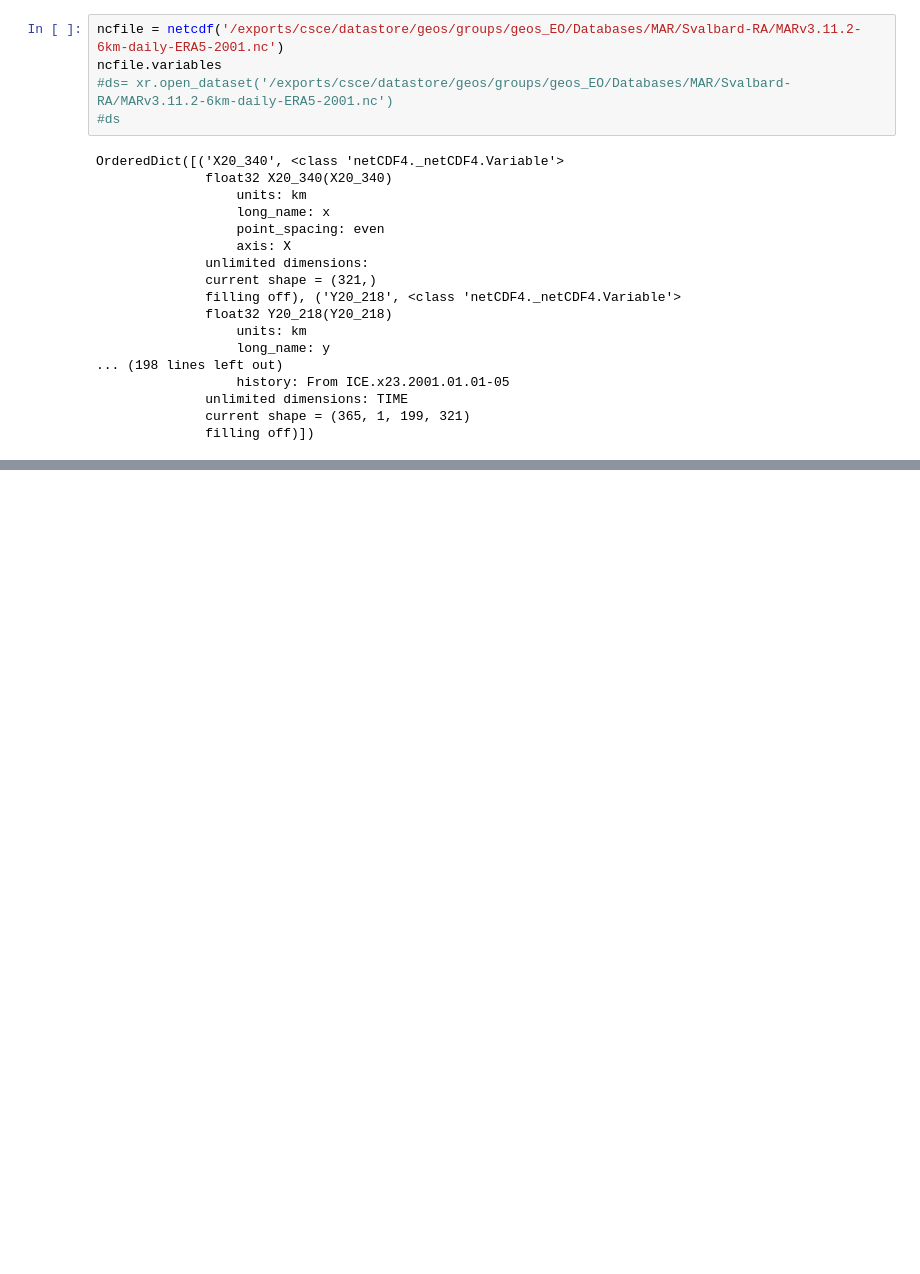
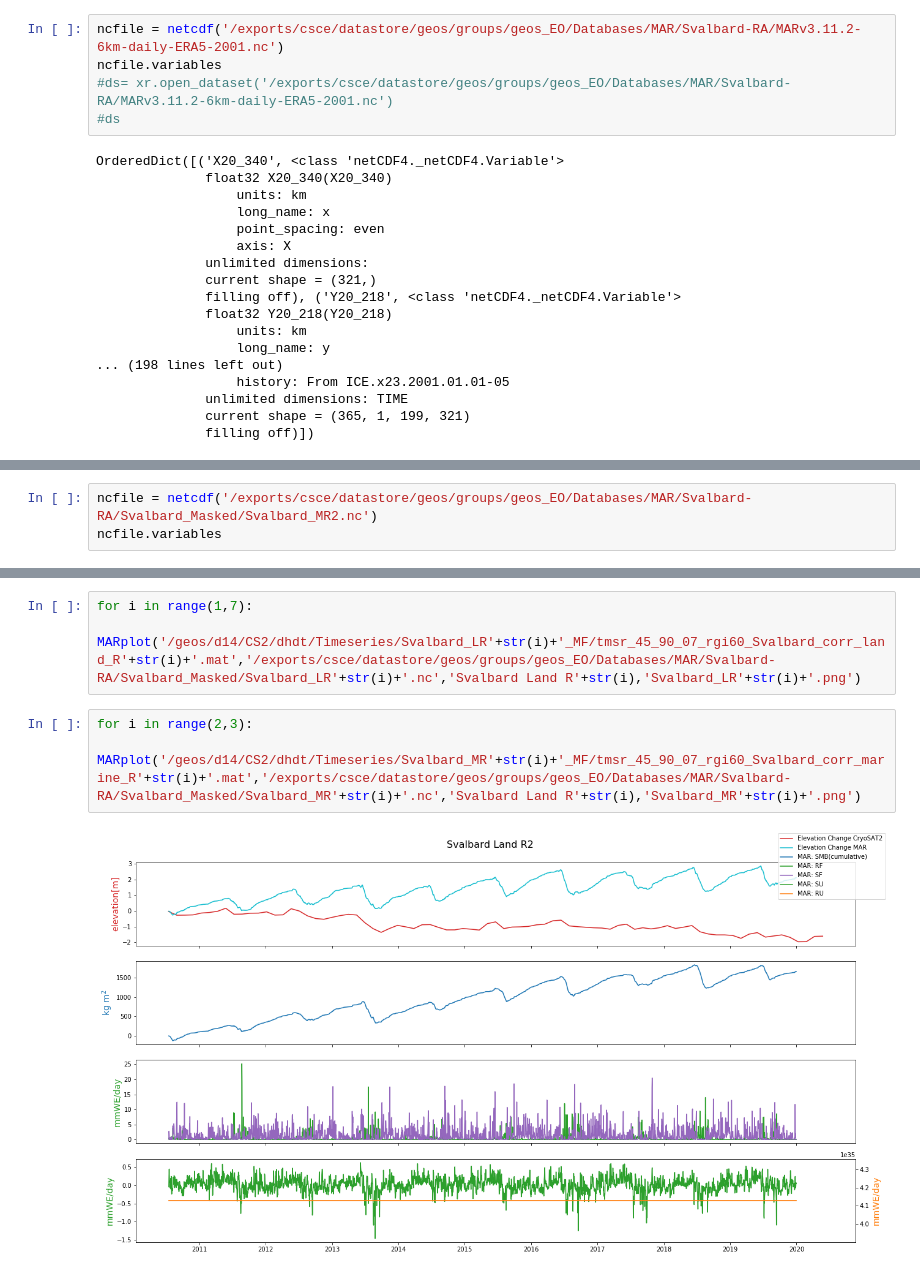
Before and after one commit to MoragF/SENSEEDI, a Jupyter notebook: Svalbard/Scripts/MAR/Timeseries_MAR_Svalbard.ipynb, the cells around one changed output, grey strips where cells are left out. Saved outputs shown, nothing was run; the diff lists cells and outputs as text; blank space fills up the shorter version.

```diff
--- a/Svalbard/Scripts/MAR/Timeseries_MAR_Svalbard.ipynb
+++ b/Svalbard/Scripts/MAR/Timeseries_MAR_Svalbard.ipynb
@@ -38,0 +34,3 @@ ds.smb_mean.sel(time=slice('2010-07-18','2016-12-31')).plot()
+# %%
+ncfile = netcdf('/exports/csce/datastore/geos/groups/geos_EO/Databases/MAR/Svalbard-RA/Svalbard_Masked/Svalbard_MR2.nc')
+ncfile.variables
@@ -39,3 +117,11 @@ ds.smb_mean.sel(time=slice('2010-07-18','2016-12-31')).plot()
+# %%
+for i in range(1,7):
+    MARplot('/geos/d14/CS2/dhdt/Timeseries/Svalbard_LR'+str(i)+'_MF/tmsr_45_90_07_rgi60_Svalbard_corr_land_R'+str(i)+'.mat','/exports/csce/datastore/geos/groups/geos_EO/Databases/MAR/Svalbard-RA/Svalbard_Masked/Svalbard_LR'+str(i)+'.nc','Svalbard Land R'+str(i),'Svalbard_LR'+str(i)+'.png')
+# %%
+for i in range(2,3):
+    MARplot('/geos/d14/CS2/dhdt/Timeseries/Svalbard_MR'+str(i)+'_MF/tmsr_45_90_07_rgi60_Svalbard_corr_marine_R'+str(i)+'.mat','/exports/csce/datastore/geos/groups/geos_EO/Databases/MAR/Svalbard-RA/Svalbard_Masked/Svalbard_MR'+str(i)+'.nc','Svalbard Land R'+str(i),'Svalbard_MR'+str(i)+'.png')
+# %% [output]
+[figure, added]
 # %%
 def MARplot(matfile,ncfile,title,npng):
     ds= xr.open_dataset(ncfile)
```
Also changed, not shown: parts of 14 cells of this notebook, 34 other files.
